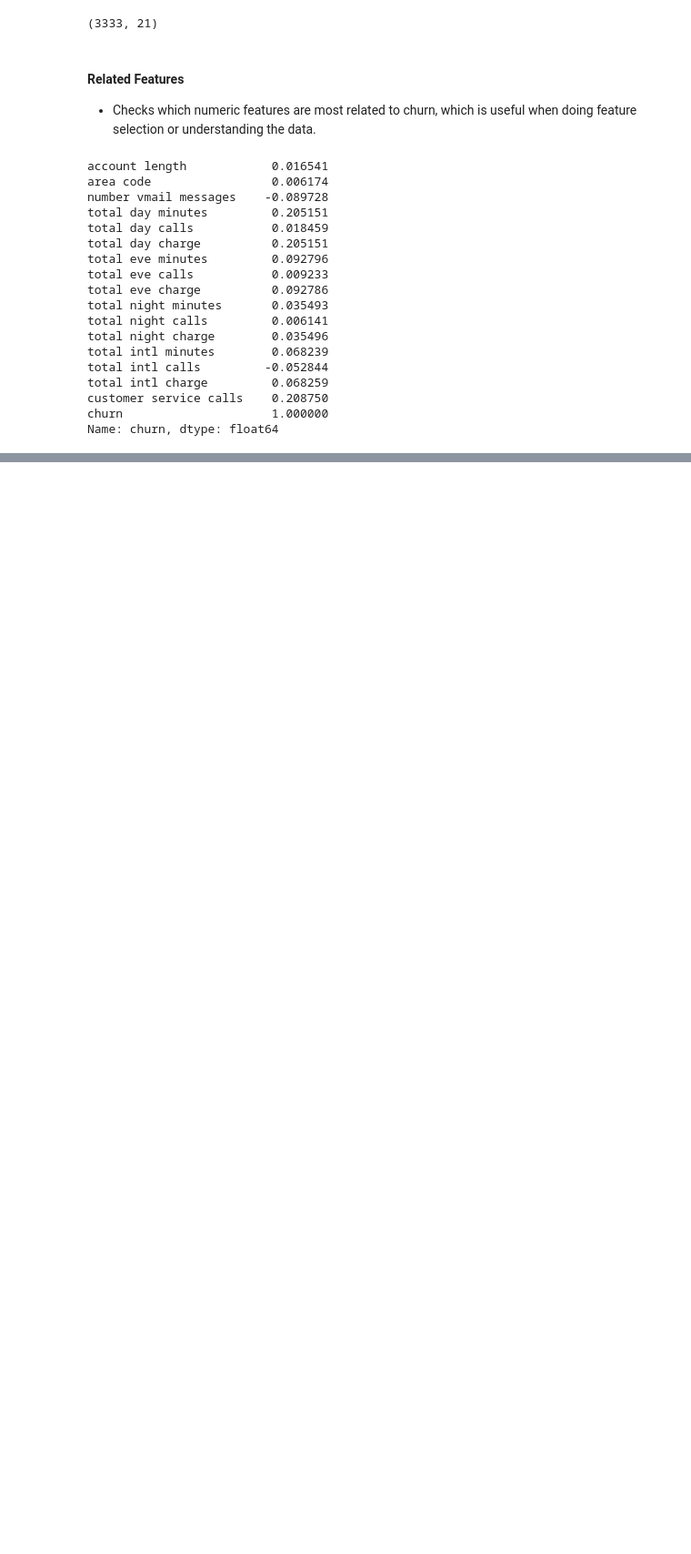
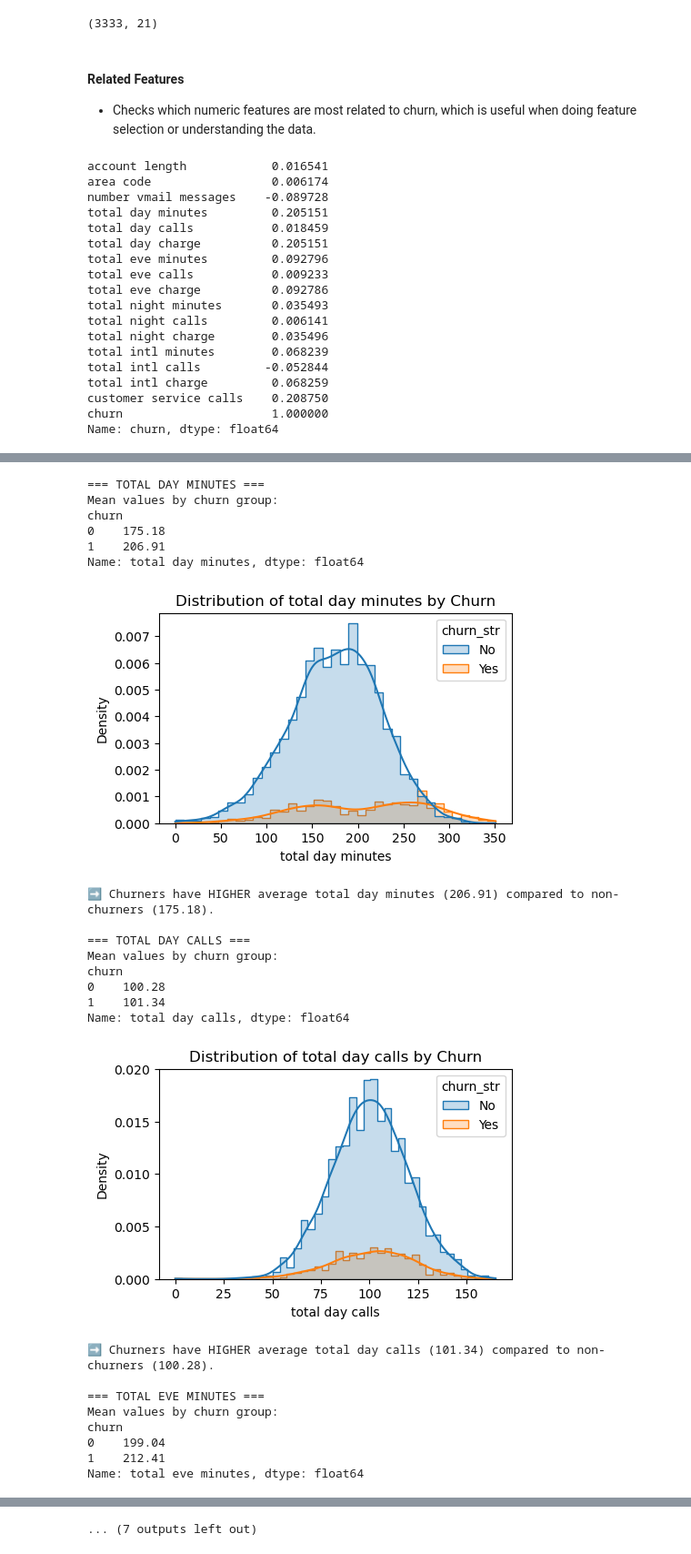
Before and after one commit to Kabutie/SyriaTel-, a Jupyter notebook: student.ipynb, the cells around one changed output, grey strips where cells are left out. Shown at 91% size. Saved outputs shown, nothing was run; the diff lists cells and outputs as text; code cells hidden in the pictures; blank space fills up the shorter version.

```diff
--- a/student.ipynb
+++ b/student.ipynb
@@ -206,0 +372,57 @@ Name: churn, dtype: float64
+# %%
+# List of numeric features to analyze
+num_features = [
+    'total day minutes', 'total day calls',
+    'total eve minutes', 'total eve calls',
+    'total night minutes', 'total night calls',
+    'total intl minutes', 'total intl calls',
+    'customer service calls'
+]
+
+for col in num_features:
+    print(f"\n=== {col.upper()} ===")
+
+    # Mean comparison
+    means = data.groupby('churn')[col].mean().round(2)
+    print("Mean values by churn group:")
+    print(means)
+
+    # Plot distribution
+    plt.figure(figsize=(5,3))
+    sns.histplot(data=data, x=col, hue='churn_str', kde=True, element='step', stat='density')
+    plt.title(f"Distribution of {col} by Churn")
+    plt.show()
+
+    # Text interpretation
+    churn_val = means[1]
+    no_churn_val = means[0]
+
+    if churn_val > no_churn_val:
+        print(f"➡ Churners have HIGHER average {col} ({churn_val}) compared to non-churners ({no_churn_val}).")
+    else:
+        print(f"➡ Churners have LOWER average {col} ({churn_val}) compared to non-churners ({no_churn_val}).")
+# %% [output]
+=== TOTAL DAY MINUTES ===
+Mean values by churn group:
+churn
+0    175.18
+1    206.91
+Name: total day minutes, dtype: float64
+[figure, added]
+➡ Churners have HIGHER average total day minutes (206.91) compared to non-churners (175.18).
+
+=== TOTAL DAY CALLS ===
+Mean values by churn group:
+churn
+0    100.28
+1    101.34
+Name: total day calls, dtype: float64
+[figure, added]
+➡ Churners have HIGHER average total day calls (101.34) compared to non-churners (100.28).
+
+=== TOTAL EVE MINUTES ===
+Mean values by churn group:
+churn
+0    199.04
+1    212.41
+Name: total eve minutes, dtype: float64
@@ -206,0 +457 @@ Name: churn, dtype: float64
+... (7 outputs left out)
```
Also changed, not shown: parts of 18 cells of this notebook.
